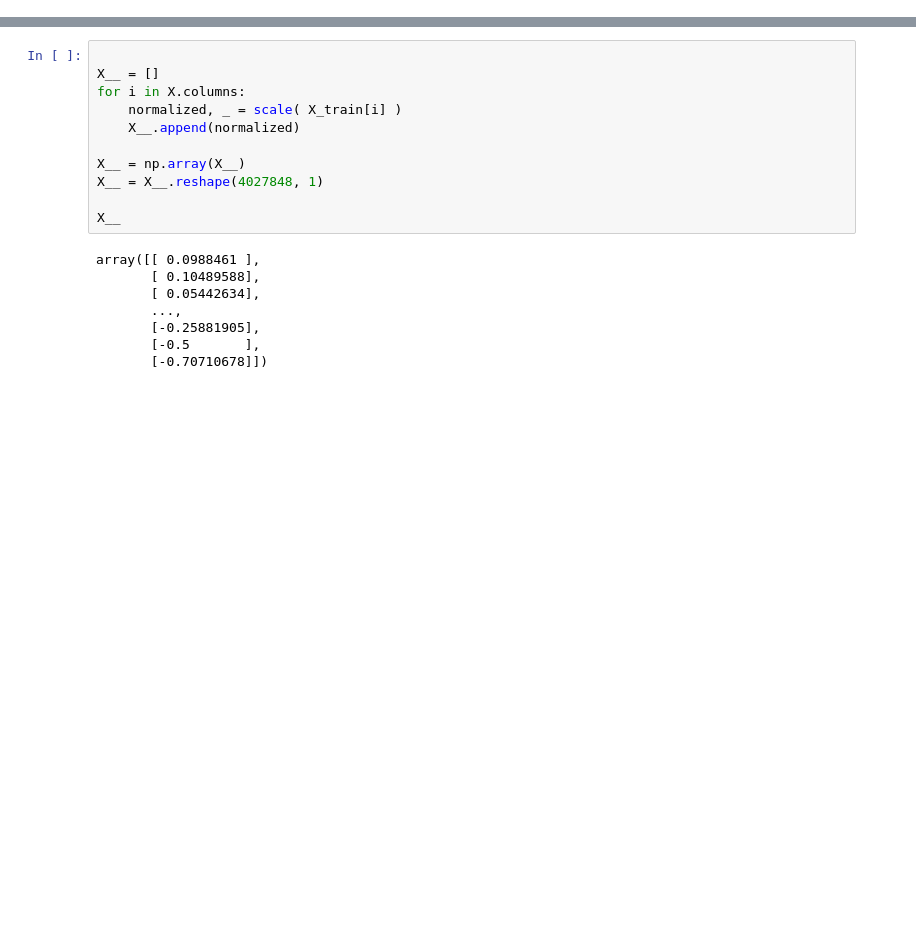
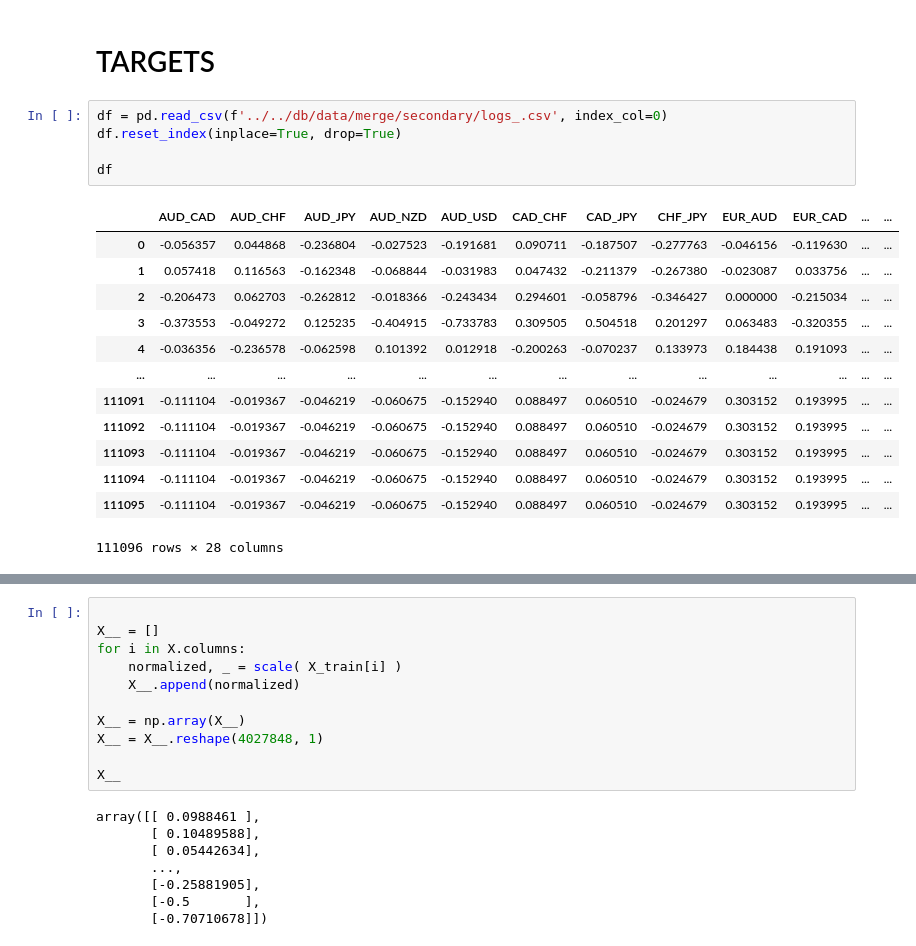
Before and after one commit to alexcolls/rex-ai, a Jupyter notebook: notebooks/alex/clasification.ipynb, the cells around one changed output, grey strips where cells are left out. Cells and saved outputs as stored; diff of their text form; blank space fills up the shorter version.

```diff
--- a/notebooks/alex/clasification.ipynb
+++ b/notebooks/alex/clasification.ipynb
@@ -15 +29,22 @@ from sklearn.preprocessing import MinMaxScaler
+# %% [markdown]
+# TARGETS
+# %%
+df = pd.read_csv(f'../../db/data/merge/secondary/logs_.csv', index_col=0)
+df.reset_index(inplace=True, drop=True)
+
+df
+# %% [output]
+|  | AUD_CAD | AUD_CHF | AUD_JPY | AUD_NZD | AUD_USD | CAD_CHF | CAD_JPY | CHF_JPY | EUR_AUD | EUR_CAD | ... | ... |
+| 0 | -0.056357 | 0.044868 | -0.236804 | -0.027523 | -0.191681 | 0.090711 | -0.187507 | -0.277763 | -0.046156 | -0.119630 | ... | ... |
+| 1 | 0.057418 | 0.116563 | -0.162348 | -0.068844 | -0.031983 | 0.047432 | -0.211379 | -0.267380 | -0.023087 | 0.033756 | ... | ... |
+| 2 | -0.206473 | 0.062703 | -0.262812 | -0.018366 | -0.243434 | 0.294601 | -0.058796 | -0.346427 | 0.000000 | -0.215034 | ... | ... |
+| 3 | -0.373553 | -0.049272 | 0.125235 | -0.404915 | -0.733783 | 0.309505 | 0.504518 | 0.201297 | 0.063483 | -0.320355 | ... | ... |
+| 4 | -0.036356 | -0.236578 | -0.062598 | 0.101392 | 0.012918 | -0.200263 | -0.070237 | 0.133973 | 0.184438 | 0.191093 | ... | ... |
+| ... | ... | ... | ... | ... | ... | ... | ... | ... | ... | ... | ... | ... |
+| 111091 | -0.111104 | -0.019367 | -0.046219 | -0.060675 | -0.152940 | 0.088497 | 0.060510 | -0.024679 | 0.303152 | 0.193995 | ... | ... |
+| 111092 | -0.111104 | -0.019367 | -0.046219 | -0.060675 | -0.152940 | 0.088497 | 0.060510 | -0.024679 | 0.303152 | 0.193995 | ... | ... |
+| 111093 | -0.111104 | -0.019367 | -0.046219 | -0.060675 | -0.152940 | 0.088497 | 0.060510 | -0.024679 | 0.303152 | 0.193995 | ... | ... |
+| 111094 | -0.111104 | -0.019367 | -0.046219 | -0.060675 | -0.152940 | 0.088497 | 0.060510 | -0.024679 | 0.303152 | 0.193995 | ... | ... |
+| 111095 | -0.111104 | -0.019367 | -0.046219 | -0.060675 | -0.152940 | 0.088497 | 0.060510 | -0.024679 | 0.303152 | 0.193995 | ... | ... |
+111096 rows × 28 columns
 # %%
```
Also changed, not shown: parts of 42 cells of this notebook, 3 other files.
